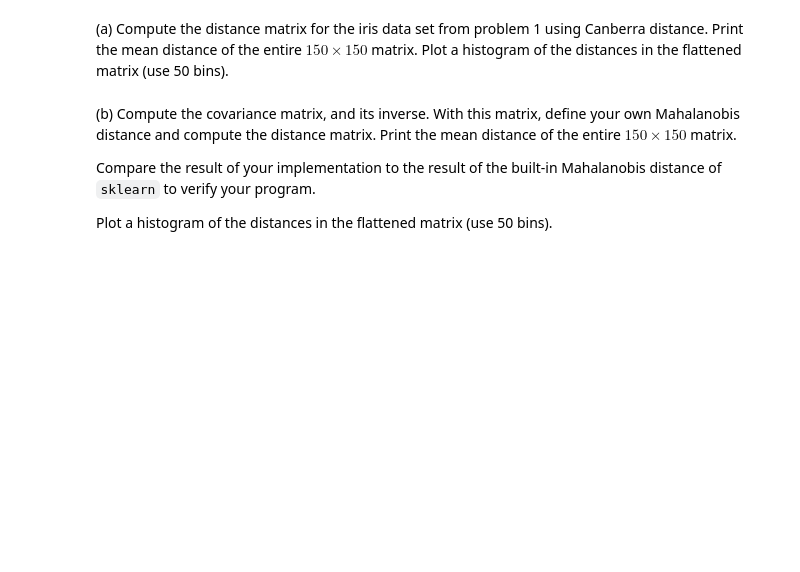
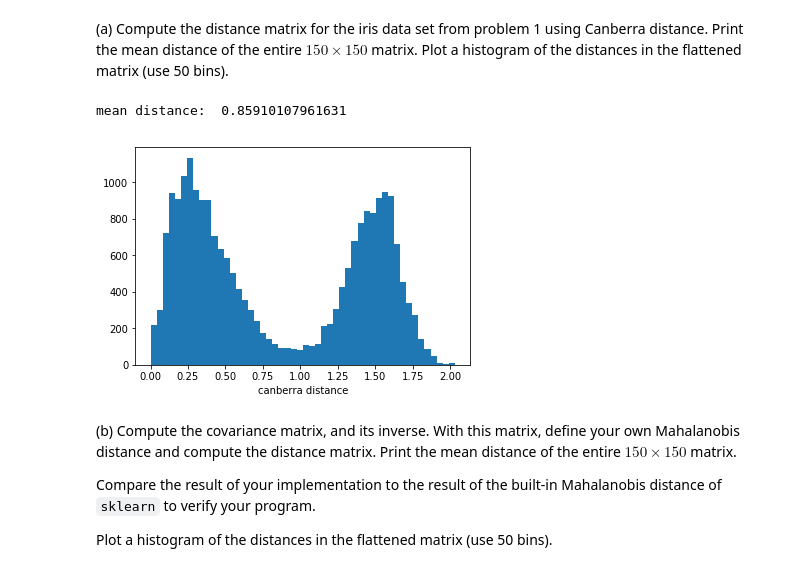
Before and after one commit to MagischeMiesmuschel/MaschinellesLernen, a Jupyter notebook: asg01.ipynb, the cells around one changed output. Saved outputs shown, nothing was run; the diff lists cells and outputs as text; code cells hidden in the pictures; blank space fills up the shorter version.

```diff
--- a/asg01.ipynb
+++ b/asg01.ipynb
@@ -283,3 +281,25 @@ Plot a histogram of the distances in the flattened matrix (use 50 bins).
+# %%
+# TODO
+from sklearn.neighbors import DistanceMetric as DiMe
+# access canberra metric/distance function
+dist_can = DiMe.get_metric('canberra')
+
+# numpy array: matrix of canberra distances
+all_dist_can = np.array(dist_can.pairwise(iris))
+
+# calculate mean
+mean_dist_can = np.mean(all_dist_can)
+print("mean distance: ", mean_dist_can)
+
+# flatten/vectorize matrix
+flat_dist_can = np.ndarray.flatten(all_dist_can)
+
+# histogram of the distances
+hist_can = plt.hist(flat_dist_can, 50)
+hist_can = plt.xlabel("canberra distance")
+# %% [output]
+mean distance:  0.85910107961631
+[figure, added]
 # %% [markdown]
 (b) Compute the covariance matrix, and its inverse.
 With this matrix, define your own Mahalanobis distance and compute the distance matrix.
```
Also changed, not shown: parts of 7 cells of this notebook.
